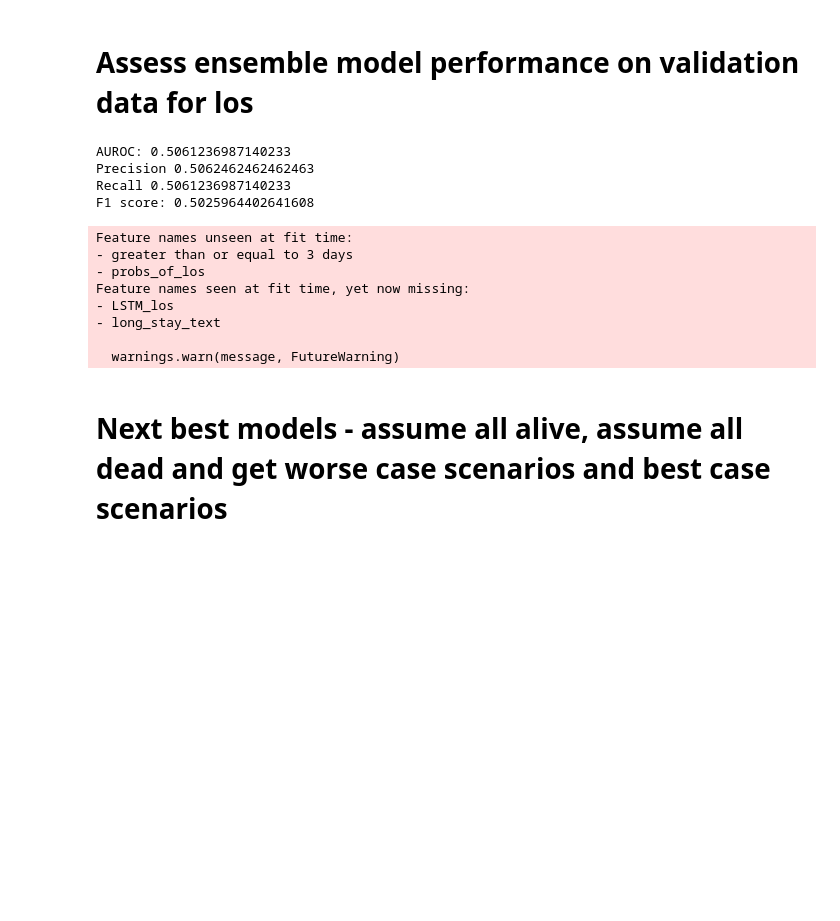
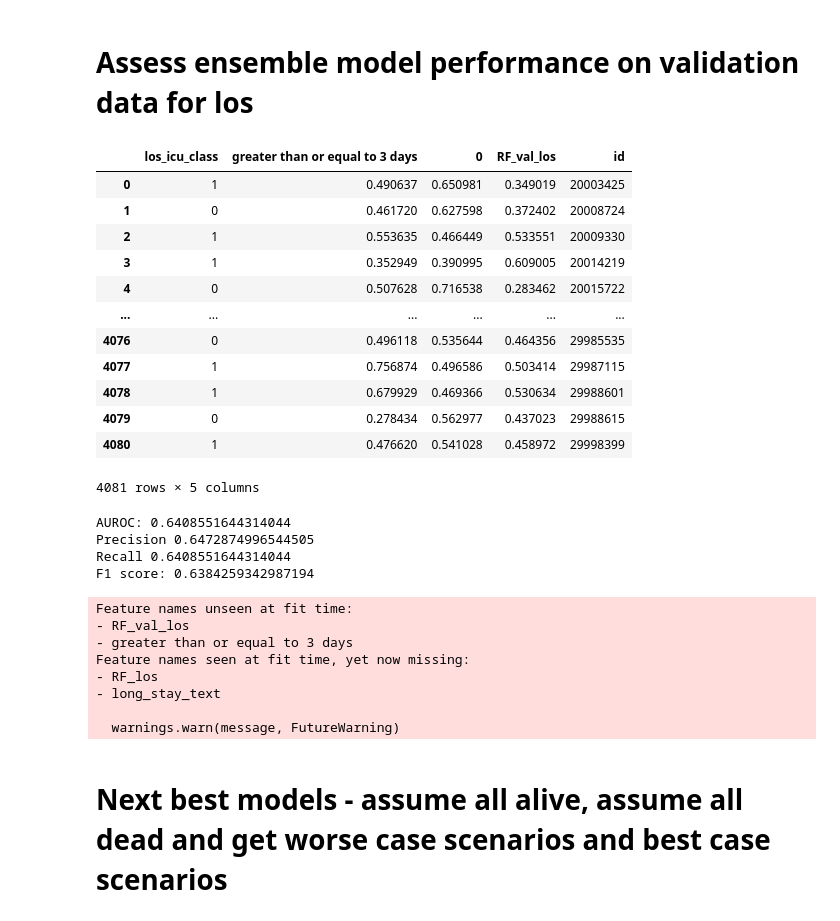
Before and after one commit to weareng/sph6004_assignment_2, a Jupyter notebook: ensemble_models/ensb_logreg_los_validation.ipynb, the cells around one changed output. Saved outputs shown, nothing was run; the diff lists cells and outputs as text; code cells hidden in the pictures; blank space fills up the shorter version.

```diff
--- a/ensemble_models/ensb_logreg_los_validation.ipynb
+++ b/ensemble_models/ensb_logreg_los_validation.ipynb
@@ -8,37 +8,54 @@ from sklearn.metrics import recall_score, precision_score, f1_score, roc_auc_sco
 #import logR los model
 logR_los = pickle.load(open('ensb_logreg_los.pkl', 'rb'))
 # %%
-#load validation los probs from text and LSTM
+#load validation los probs from text and RF
 
-validation_los_LSTM = pd.read_csv('lstm_probs_of_los_valid 1.csv')
+validation_los_RF = pd.read_csv('los_probability_sd_rf_validation 1.csv')
+validation_los_RF = validation_los_RF.rename(columns={"1": "RF_val_los"})
 
-validation_los_text = pd.read_csv('text_los_probability_validation_170424.csv')
+validation_los_text = pd.read_csv('text_los_probability_validation_18042024.csv')
 validation_los_text.loc[validation_los_text['los_icu_class'] == 'less than 3 days', 'los_icu_class'] = 0
 validation_los_text.loc[validation_los_text['los_icu_class'] == 'greater than or equal to 3 days', 'los_icu_class'] = 1
 validation_los_text['los_icu_class'] = pd.to_numeric(validation_los_text['los_icu_class'])
 
 validation_los_text = validation_los_text[['los_icu_class', 'greater than or equal to 3 days']]
-validation_los_combined = pd.concat([validation_los_text, validation_los_LSTM],join='outer', axis=1)
+validation_los_combined = pd.concat([validation_los_text, validation_los_RF],join='outer', axis=1)
+
+validation_los_combined
+# %% [output]
+|  | los_icu_class | greater than or equal to 3 days | 0 | RF_val_los | id |
+| 0 | 1 | 0.490637 | 0.650981 | 0.349019 | 20003425 |
+| 1 | 0 | 0.461720 | 0.627598 | 0.372402 | 20008724 |
+| 2 | 1 | 0.553635 | 0.466449 | 0.533551 | 20009330 |
+| 3 | 1 | 0.352949 | 0.390995 | 0.609005 | 20014219 |
+| 4 | 0 | 0.507628 | 0.716538 | 0.283462 | 20015722 |
+| ... | ... | ... | ... | ... | ... |
+| 4076 | 0 | 0.496118 | 0.535644 | 0.464356 | 29985535 |
+| 4077 | 1 | 0.756874 | 0.496586 | 0.503414 | 29987115 |
+| 4078 | 1 | 0.679929 | 0.469366 | 0.530634 | 29988601 |
+| 4079 | 0 | 0.278434 | 0.562977 | 0.437023 | 29988615 |
+| 4080 | 1 | 0.476620 | 0.541028 | 0.458972 | 29998399 |
+4081 rows × 5 columns
 # %%
 #assess model with validation data
 
 los_predictors = validation_los_combined[['greater than or equal to 3 days',
-                                 "probs_of_los"]]
+                                 "RF_val_los"]]
 predicted_los = logR_los.predict(los_predictors)
 print('AUROC:', roc_auc_score(validation_los_combined['los_icu_class'], predicted_los))
 print('Precision', precision_score(validation_los_combined['los_icu_class'], predicted_los, average='macro', zero_division=0))
 print('Recall', recall_score(validation_los_combined['los_icu_class'], predicted_los, average='macro', zero_division=0))
 print('F1 score:', f1_score(validation_los_combined['los_icu_class'], predicted_los, average='macro', zero_division=0))
 # %% [output]
-AUROC: 0.5061236987140233
-Precision 0.5062462462462463
-Recall 0.5061236987140233
-F1 score: 0.5025964402641608
+AUROC: 0.6408551644314044
+Precision 0.6472874996544505
+Recall 0.6408551644314044
+F1 score: 0.6384259342987194
 Feature names unseen at fit time:
+- RF_val_los
 - greater than or equal to 3 days
-- probs_of_los
 Feature names seen at fit time, yet now missing:
-- LSTM_los
+- RF_los
 - long_stay_text
 
   warnings.warn(message, FutureWarning)
```
Also changed, not shown: parts of 6 cells of this notebook, 5 other files.
